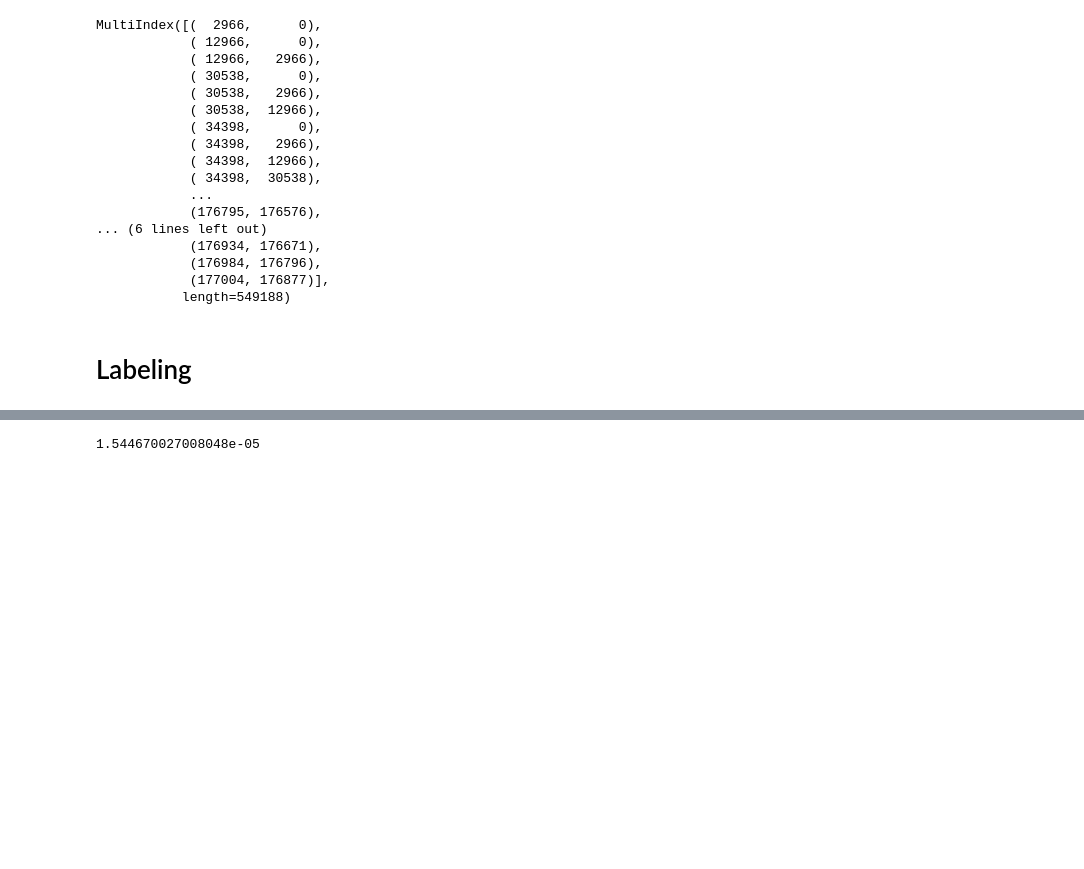
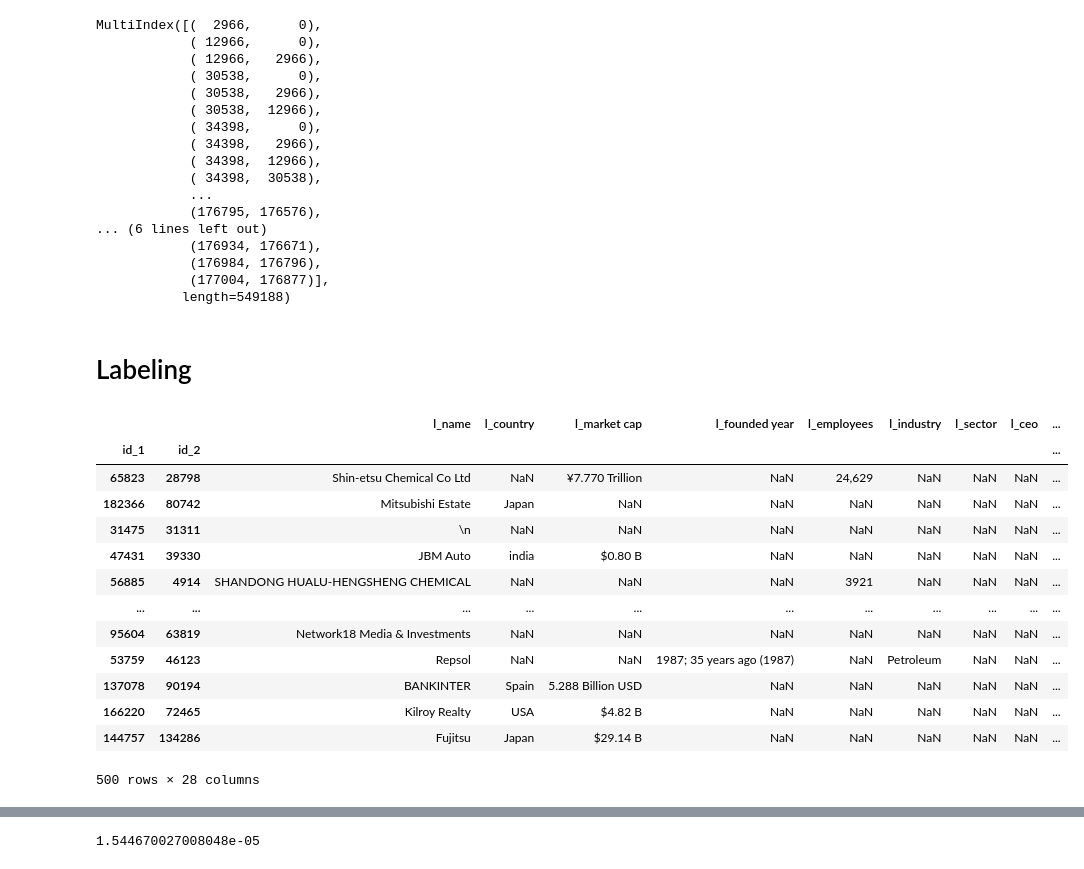
Before and after one commit to DDDavides/IDD_HW8, a Jupyter notebook: python_script/record_linkage.ipynb, the cells around one changed output, grey strips where cells are left out. Drawn from its saved outputs; the diff is of its cells as text; code cells hidden in the pictures; blank space fills up the shorter version.

```diff
--- a/python_script/record_linkage.ipynb
+++ b/python_script/record_linkage.ipynb
@@ -5,7 +5,7 @@ import os
 import random as ran
 from IPython.display import clear_output
 # %%
-schema_path = "./csv/schema_final.csv"
+schema_path = "./schema_matching/csv/schema_final.csv"
 # %%
 schema = pd.read_csv(schema_path, index_col=0)
 schema = schema.reset_index(drop=True)
@@ -119,0 +82,44 @@ new_labeled_df.to_csv(labeled_path)
+# %%
+keys = ['name', 'country', 'market cap', 'founded year', 'employees', 'industry', 'sector',
+     'ceo', 'revenue', 'stock', 'share price', 'city', 'address', 'website']
+
+clear = lambda: os.system('clear')
+# %%
+n_match = 500
+choices = ran.choices(candidate_links, k=n_match)
+
+lKeys = {key : f"l_{key}" for key in keys}
+rKeys = {key : f"r_{key}" for key in keys}
+
+idxKeys = ["id_1", "id_2"]
+
+choices_column = [*idxKeys, *lKeys.values(), *rKeys.values()]
+choices_df = pd.DataFrame(columns=choices_column)
+for choice in choices:
+    lRow = schema_cleaned.iloc[[choice[0]]]
+    rRow = schema_cleaned.iloc[[choice[1]]]
+
+    lRow = lRow.rename(columns=lKeys).reset_index(drop=True)
+    rRow = rRow.rename(columns=rKeys).reset_index(drop=True)
+
+    idxs = pd.DataFrame({idxKeys[0]: [choice[0]], idxKeys[1]: [choice[1]]})
+    row = pd.concat([idxs, lRow, rRow], axis=1)
+    choices_df = pd.concat([choices_df, row], axis=0)
+
+# choices_df.reset_index(inplace=True)
+choices_df.set_index(idxKeys)
+# %% [output]
+|  |  | l_name | l_country | l_market cap | l_founded year | l_employees | l_industry | l_sector | l_ceo | ... |
+| id_1 | id_2 |  |  |  |  |  |  |  |  | ... |
+| 65823 | 28798 | Shin-etsu Chemical Co Ltd | NaN | ¥7.770 Trillion | NaN | 24,629 | NaN | NaN | NaN | ... |
+| 182366 | 80742 | Mitsubishi Estate | Japan | NaN | NaN | NaN | NaN | NaN | NaN | ... |
+| 31475 | 31311 | \n | NaN | NaN | NaN | NaN | NaN | NaN | NaN | ... |
+| 47431 | 39330 | JBM Auto | india | $0.80 B | NaN | NaN | NaN | NaN | NaN | ... |
+| 56885 | 4914 | SHANDONG HUALU-HENGSHENG CHEMICAL | NaN | NaN | NaN | 3921 | NaN | NaN | NaN | ... |
+| ... | ... | ... | ... | ... | ... | ... | ... | ... | ... | ... |
+| 95604 | 63819 | Network18 Media & Investments | NaN | NaN | NaN | NaN | NaN | NaN | NaN | ... |
+| 53759 | 46123 | Repsol | NaN | NaN | 1987; 35 years ago (1987) | NaN | Petroleum | NaN | NaN | ... |
+| 137078 | 90194 | BANKINTER | Spain | 5.288 Billion USD | NaN | NaN | NaN | NaN | NaN | ... |
+| 166220 | 72465 | Kilroy Realty | USA | $4.82 B | NaN | NaN | NaN | NaN | NaN | ... |
+| 144757 | 134286 | Fujitsu | Japan | $29.14 B | NaN | NaN | NaN | NaN | NaN | ... |
+500 rows × 28 columns
```
Also changed, not shown: parts of 15 cells of this notebook, 3 other files.
